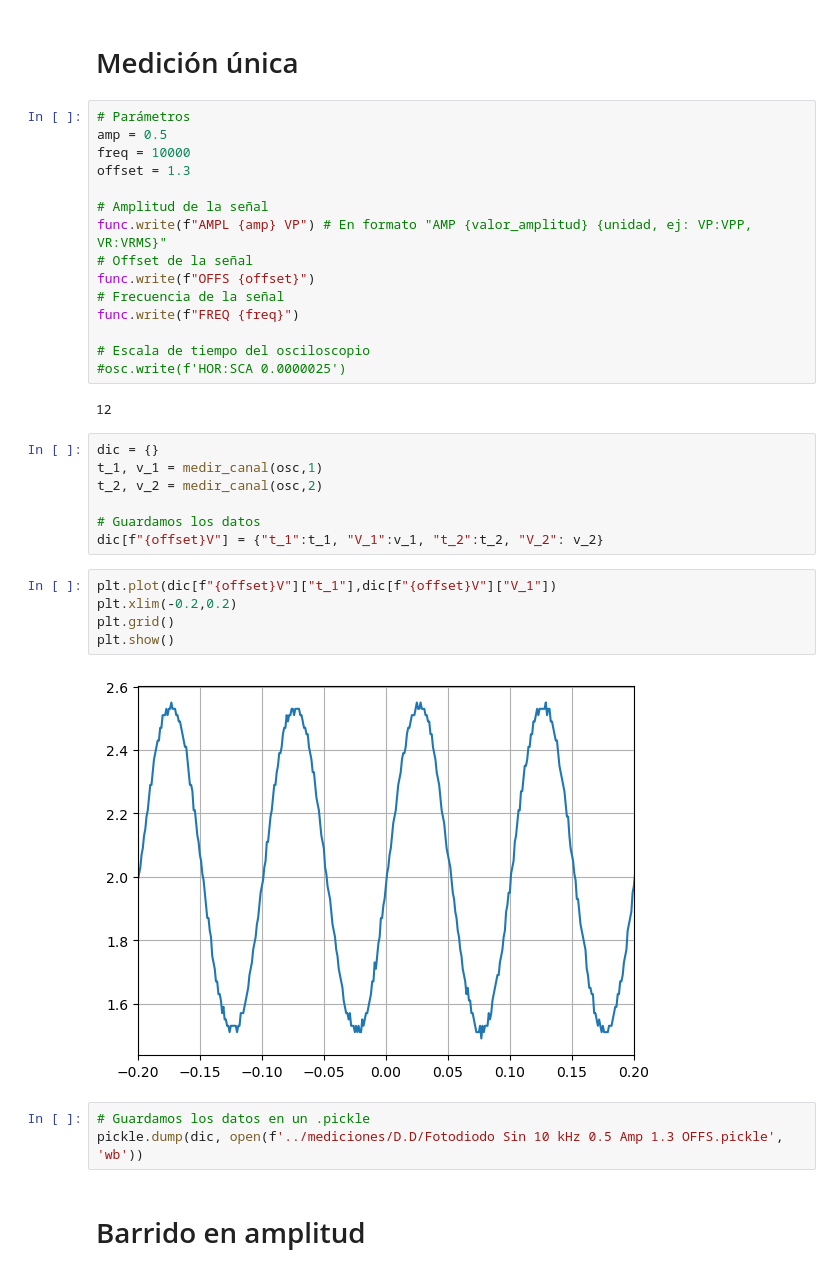
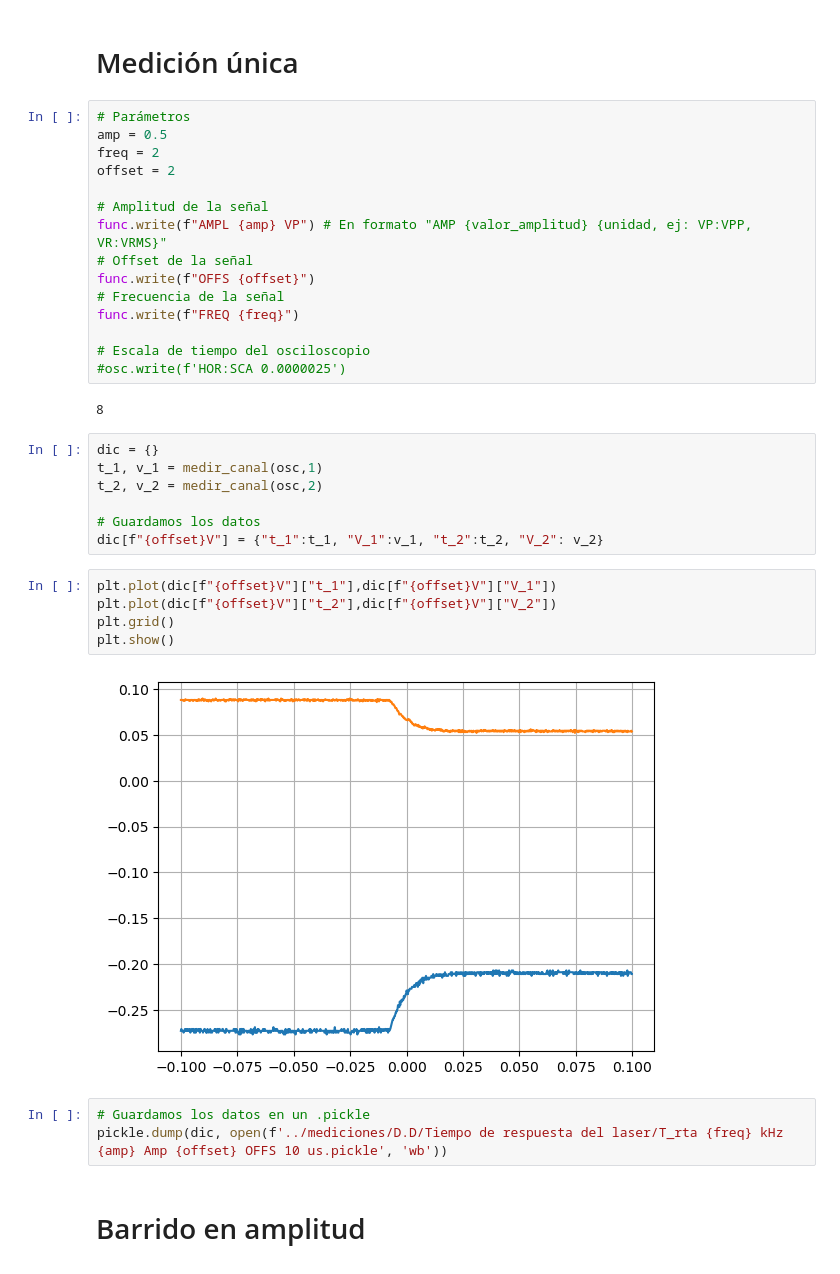
Before and after one commit to DelManuel/Magnetometro-optico, a Jupyter notebook: códigos/Codigo_para_medir_con_el_osciloscopio.ipynb, the cells around one changed output. Saved outputs shown, nothing was run; the diff lists cells and outputs as text.

```diff
--- a/códigos/Codigo_para_medir_con_el_osciloscopio.ipynb
+++ b/códigos/Codigo_para_medir_con_el_osciloscopio.ipynb
@@ -174,8 +174,8 @@ func.write("FREQ 10000")
 # %%
 # Parámetros
 amp = 0.5
-freq = 10000
-offset = 1.3
+freq = 2
+offset = 2
 
 # Amplitud de la señal
 func.write(f"AMPL {amp} VP") # En formato "AMP {valor_amplitud} {unidad, ej: VP:VPP, VR:VRMS}"
@@ -187,7 +187,7 @@ func.write(f"FREQ {freq}")
 # Escala de tiempo del osciloscopio
 #osc.write(f'HOR:SCA 0.0000025')
 # %% [output]
-12
+8
 # %%
 dic = {}
 t_1, v_1 = medir_canal(osc,1)
@@ -197,14 +197,14 @@ t_2, v_2 = medir_canal(osc,2)
 dic[f"{offset}V"] = {"t_1":t_1, "V_1":v_1, "t_2":t_2, "V_2": v_2}
 # %%
 plt.plot(dic[f"{offset}V"]["t_1"],dic[f"{offset}V"]["V_1"])
-plt.xlim(-0.2,0.2)
+plt.plot(dic[f"{offset}V"]["t_2"],dic[f"{offset}V"]["V_2"])
 plt.grid()
 plt.show()
 # %% [output]
-[figure, old version]
+[figure, new version]
 # %%
 # Guardamos los datos en un .pickle
-pickle.dump(dic, open(f'../mediciones/D.D/Fotodiodo Sin 10 kHz 0.5 Amp 1.3 OFFS.pickle', 'wb'))
+pickle.dump(dic, open(f'../mediciones/D.D/Tiempo de respuesta del laser/T_rta {freq} kHz {amp} Amp {offset} OFFS 10 us.pickle', 'wb'))
 # %% [markdown]
 # Barrido en amplitud
 # %%
```
Also changed, not shown: parts of 7 cells of this notebook, 21 other files.
